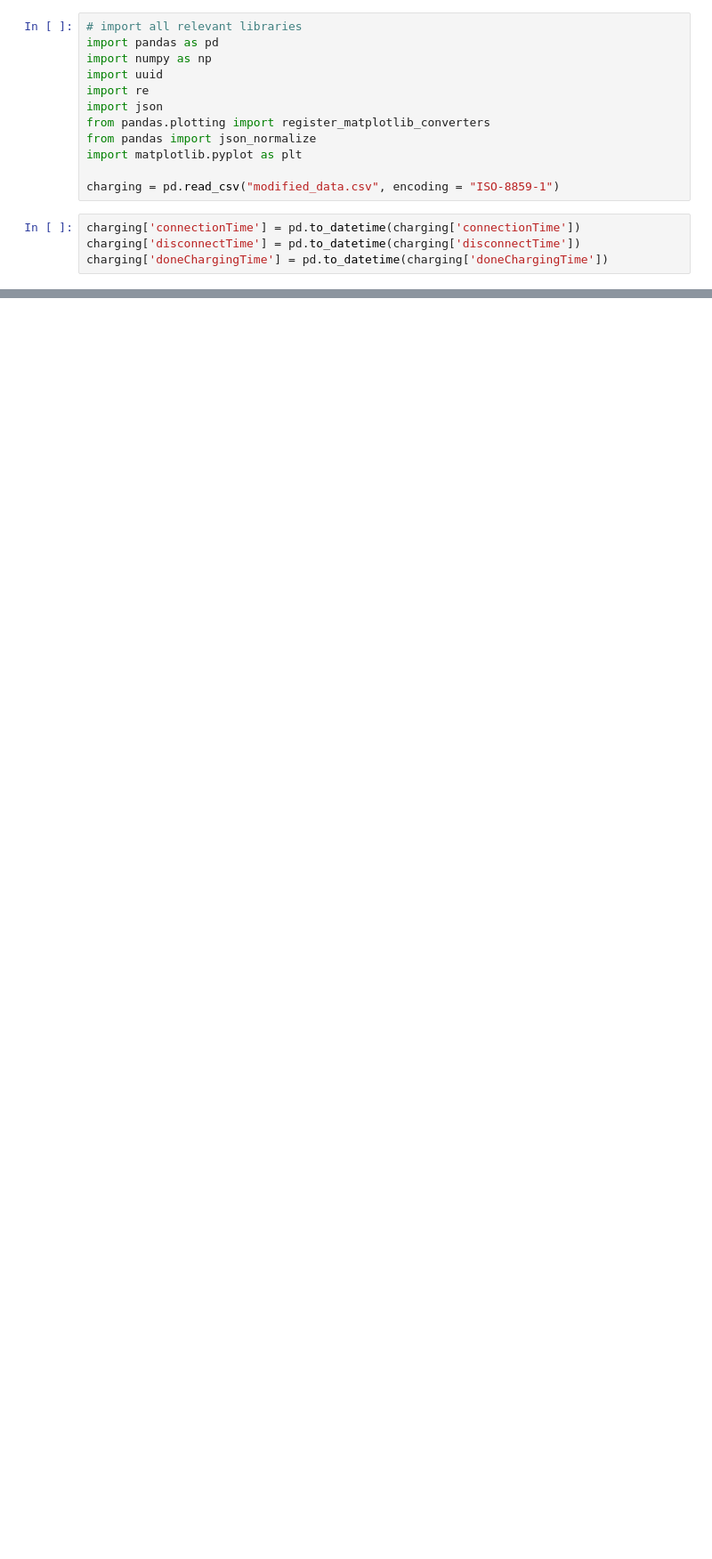
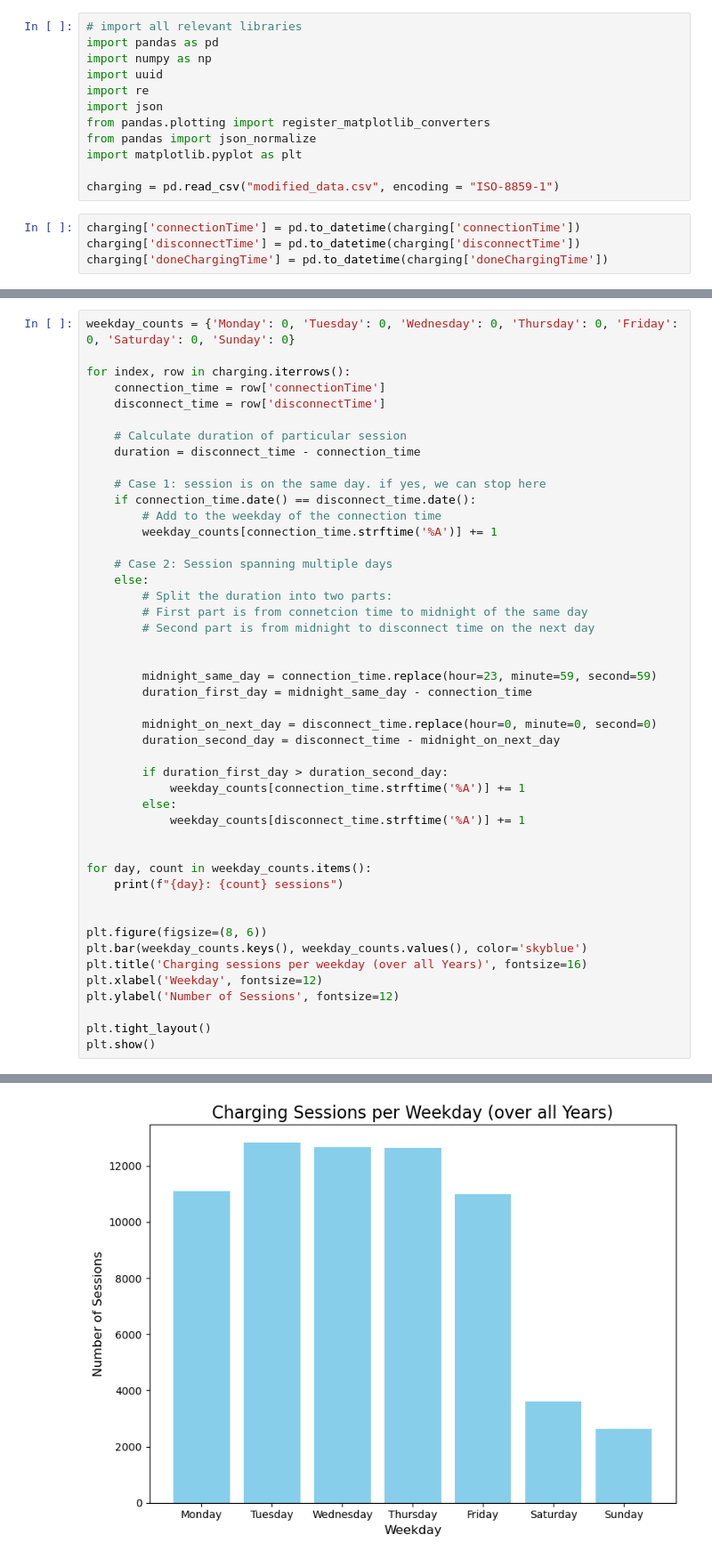
Before and after one commit to Vigro08/AA-Team-Assignment, a Jupyter notebook: Descriptive_Analysis.ipynb, the cells around one changed output, grey strips where cells are left out. Shown at 89% size. Cells and saved outputs as stored; diff of their text form; blank space fills up the shorter version.

```diff
--- a/Descriptive_Analysis.ipynb
+++ b/Descriptive_Analysis.ipynb
@@ -89,0 +100,47 @@ We see that there is a pattern in daily use. In the early morning hours the dema
+# %%
+weekday_counts = {'Monday': 0, 'Tuesday': 0, 'Wednesday': 0, 'Thursday': 0, 'Friday': 0, 'Saturday': 0, 'Sunday': 0}
+
+for index, row in charging.iterrows():
+    connection_time = row['connectionTime']
+    disconnect_time = row['disconnectTime']
+
+    # Calculate duration of particular session
+    duration = disconnect_time - connection_time
+
+    # Case 1: session is on the same day. if yes, we can stop here
+    if connection_time.date() == disconnect_time.date():
+        # Add to the weekday of the connection time
+        weekday_counts[connection_time.strftime('%A')] += 1
+
+    # Case 2: Session spanning multiple days
+    else:
+        # Split the duration into two parts:
+        # First part is from connetcion time to midnight of the same day
+        # Second part is from midnight to disconnect time on the next day
+
+
+        midnight_same_day = connection_time.replace(hour=23, minute=59, second=59)
+        duration_first_day = midnight_same_day - connection_time
+
+        midnight_on_next_day = disconnect_time.replace(hour=0, minute=0, second=0)
+        duration_second_day = disconnect_time - midnight_on_next_day
+
+        if duration_first_day > duration_second_day:
+            weekday_counts[connection_time.strftime('%A')] += 1
+        else:
+            weekday_counts[disconnect_time.strftime('%A')] += 1
+
+
+for day, count in weekday_counts.items():
+    print(f"{day}: {count} sessions")
+
+
+plt.figure(figsize=(8, 6))
+plt.bar(weekday_counts.keys(), weekday_counts.values(), color='skyblue')
+plt.title('Charging sessions per weekday (over all Years)', fontsize=16)
+plt.xlabel('Weekday', fontsize=12)
+plt.ylabel('Number of Sessions', fontsize=12)
+
+plt.tight_layout()
+plt.show()
+# %% [output]
@@ -89,0 +154 @@ We see that there is a pattern in daily use. In the early morning hours the dema
+[figure, added]
```
Also changed, not shown: parts of 23 cells of this notebook, 1 other file.
